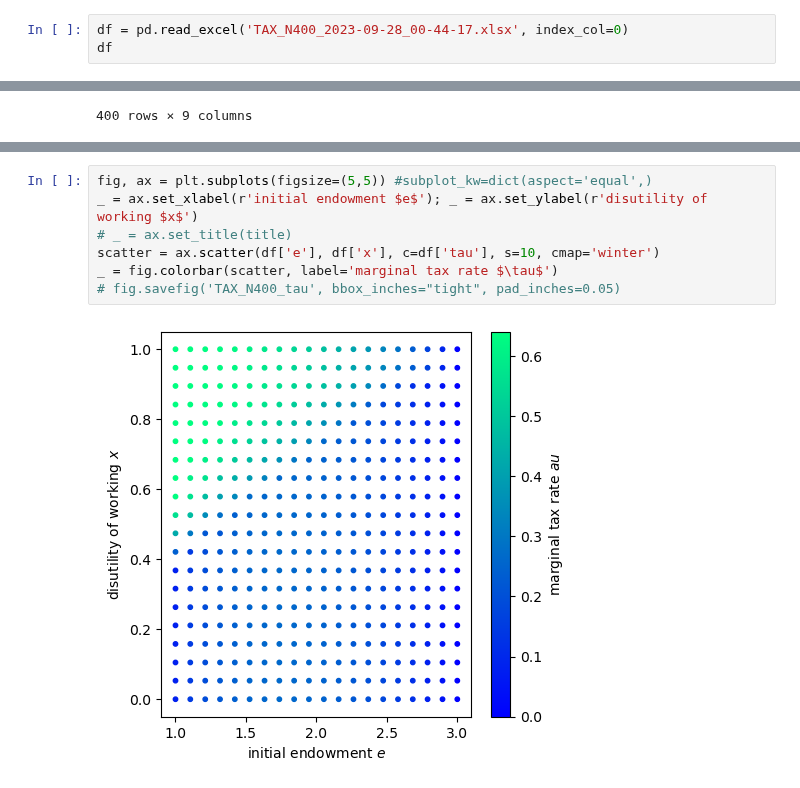
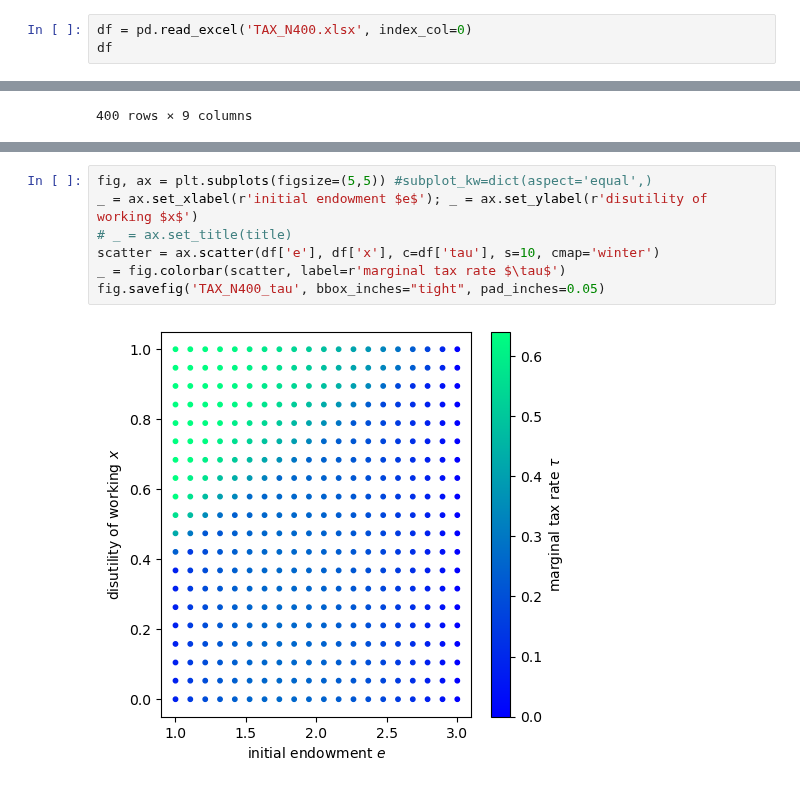
Before and after one commit to x-dupuis/screening-algo, a Jupyter notebook: examples/results/plot_from_excel.ipynb, the cells around one changed output, grey strips where cells are left out. Cells and saved outputs as stored; diff of their text form.

Commit message:
correct typo in plot_from_excel

```diff
--- a/examples/results/plot_from_excel.ipynb
+++ b/examples/results/plot_from_excel.ipynb
@@ -2,7 +2,7 @@
 import pandas as pd
 import matplotlib.pyplot as plt
 # %%
-df = pd.read_excel('TAX_N400_2023-09-28_00-44-17.xlsx', index_col=0)
+df = pd.read_excel('TAX_N400.xlsx', index_col=0)
 df
 # %% [output]
 |  | e | x | s | c | l | tau | U | T | c2 |
@@ -30,9 +30,9 @@ _ = fig.colorbar(scatter, label='labor supply $l$')
 # %%
 fig, ax = plt.subplots(figsize=(5,5)) #subplot_kw=dict(aspect='equal',)
 _ = ax.set_xlabel(r'initial endowment $e$'); _ = ax.set_ylabel(r'disutility of working $x$')
 # _ = ax.set_title(title)
 scatter = ax.scatter(df['e'], df['x'], c=df['tau'], s=10, cmap='winter')
-_ = fig.colorbar(scatter, label='marginal tax rate $\tau$')
-# fig.savefig('TAX_N400_tau', bbox_inches="tight", pad_inches=0.05)
+_ = fig.colorbar(scatter, label=r'marginal tax rate $\tau$')
+fig.savefig('TAX_N400_tau', bbox_inches="tight", pad_inches=0.05)
 # %% [output]
-[figure, old version]
+[figure, new version]
```
Also changed, not shown: parts of 1 cell of this notebook.
